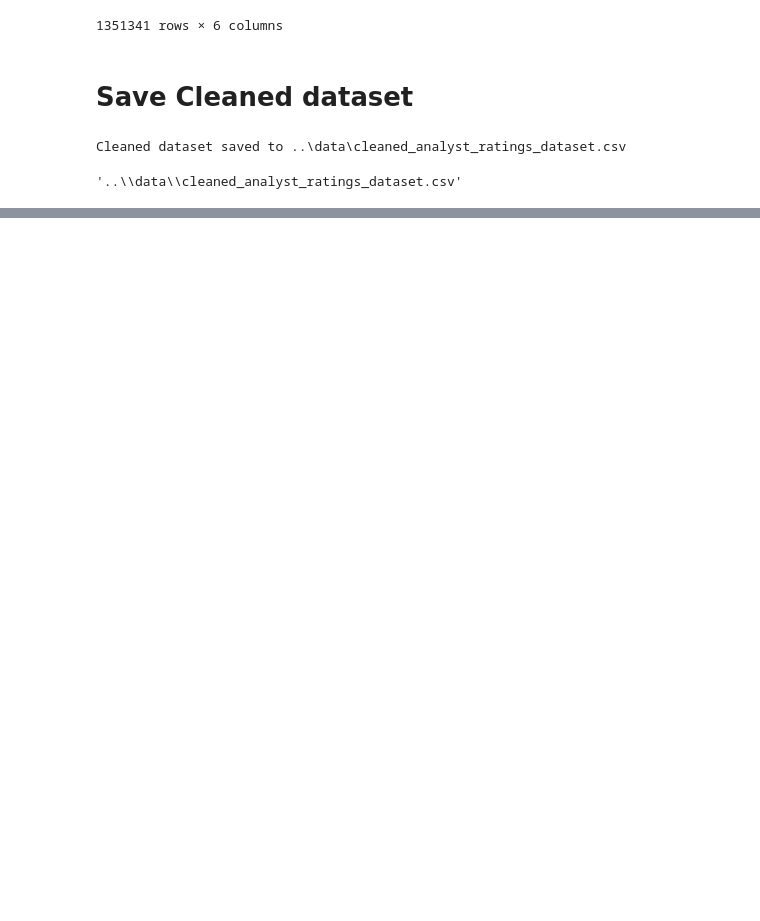
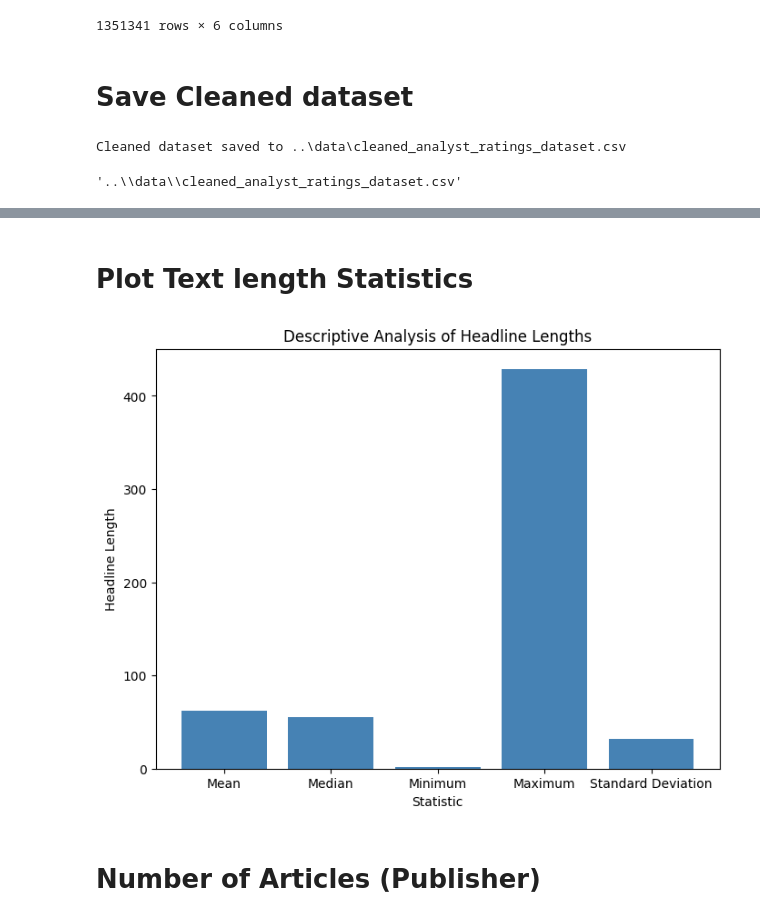
Before and after one commit to YomiyuShambel21/stock-sentiment-analysis, a Jupyter notebook: notebooks/EDA-task_1.ipynb, the cells around one changed output, grey strips where cells are left out. Saved outputs shown, nothing was run; the diff lists cells and outputs as text; code cells hidden in the pictures; blank space fills up the shorter version.

```diff
--- a/notebooks/EDA-task_1.ipynb
+++ b/notebooks/EDA-task_1.ipynb
@@ -138,0 +177,3 @@ Cleaned dataset saved to ..\data\cleaned_analyst_ratings_dataset.csv
+# %%
+cleaned_data = load_cleaned_dataset()
+display(cleaned_data)
@@ -138,0 +196,4 @@ Cleaned dataset saved to ..\data\cleaned_analyst_ratings_dataset.csv
+# %%
+stats = get_text_length_stats(cleaned_data)
+print("Headline Length Statistics:")
+display(stats)
@@ -138,0 +207,8 @@ Cleaned dataset saved to ..\data\cleaned_analyst_ratings_dataset.csv
+# %% [markdown]
+# Plot Text length Statistics
+# %%
+plot_text_length_stats(stats)
+# %% [output]
+[figure, added]
+# %% [markdown]
+# Number of Articles (Publisher)
```
Also changed, not shown: parts of 22 cells of this notebook.
